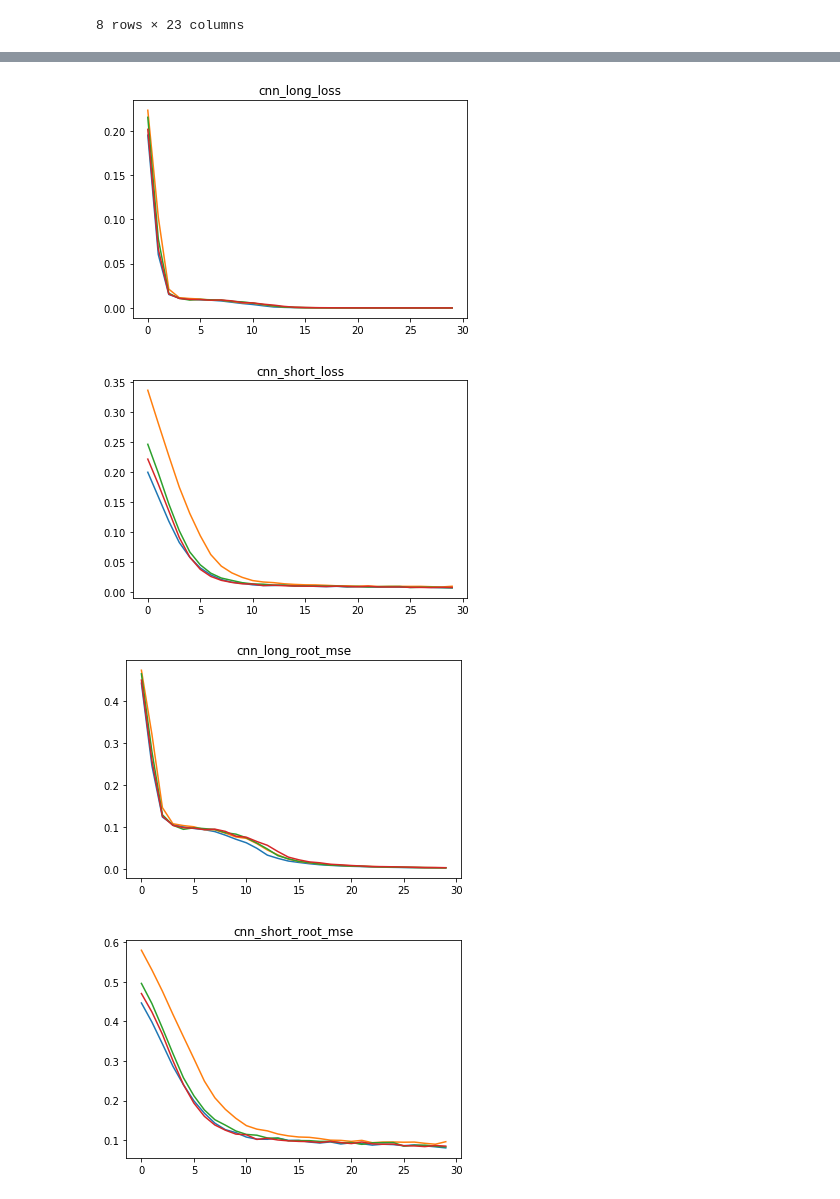
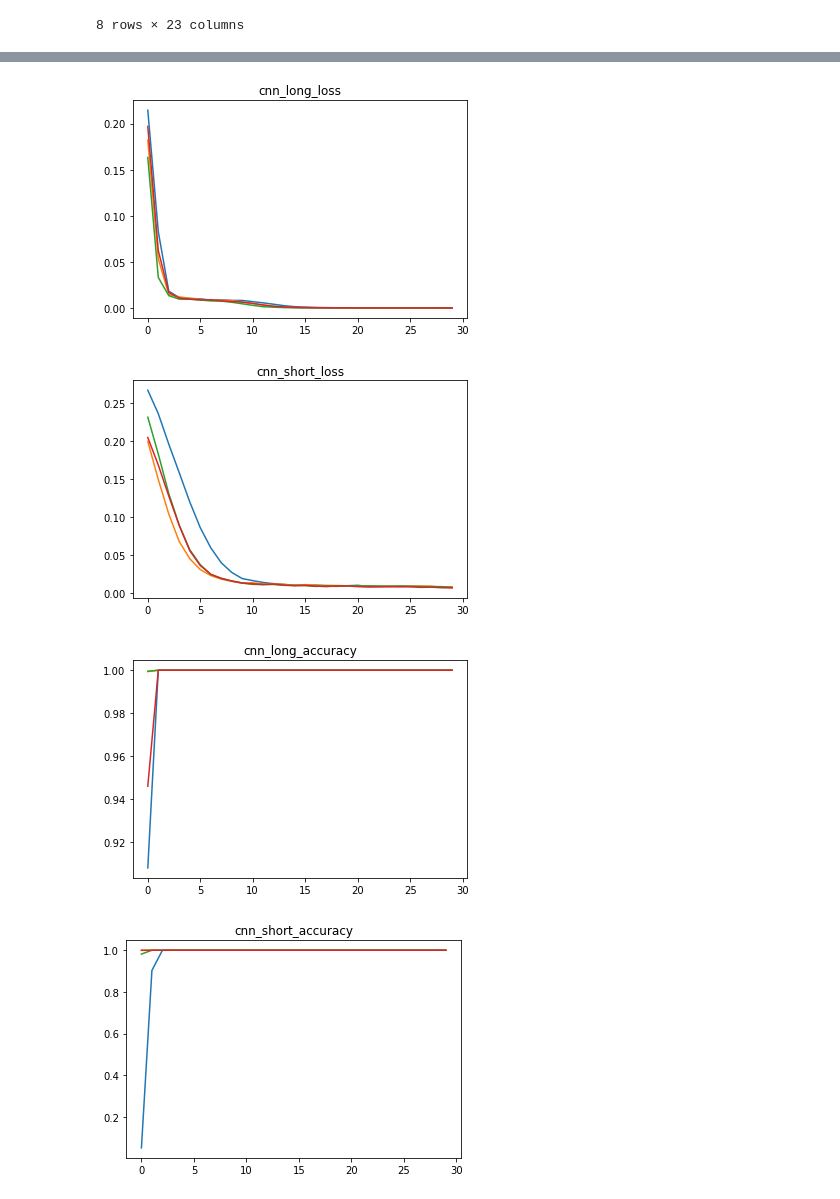
Before and after one commit to fantasia1314/Capstone_NGAFID, a Jupyter notebook: Con1D.ipynb, the cells around one changed output, grey strips where cells are left out. Saved outputs shown, nothing was run; the diff lists cells and outputs as text; code cells hidden in the pictures.

```diff
--- a/Con1D.ipynb
+++ b/Con1D.ipynb
@@ -269,13 +269,15 @@ def conv_model_short():
 # %%
 cnn_long_result = {}
 for i in range(NFOLD-1):
-    model= conv_model_long()
-    model.compile(optimizer = tfk.optimizers.Adam(learning_rate=1e-6),
-                    metrics = [tf.keras.metrics.RootMeanSquaredError(), tf.keras.metrics.AUC(curve = 'PR')],
-                    loss = tfk.losses.MeanSquaredError(reduction= tf.keras.losses.Reduction.SUM_OVER_BATCH_SIZE)
-                    )
+    model_long= conv_model_long()
+    model_long.compile(optimizer = tfk.optimizers.Adam(learning_rate=1e-6),
+                       metrics = ['accuracy',
+                                  tf.keras.metrics.AUC(curve='ROC', name = 'ROC'),
+                                  tf.keras.metrics.AUC(curve='PR', name = 'PR'), ],
+                       loss = tfk.losses.MeanSquaredError(reduction= tf.keras.losses.Reduction.SUM_OVER_BATCH_SIZE)
+                      )
     train_dataset, val_dataset, test_dataset = get_train_and_val_for_fold(folded_datasets=folded_datasets,fold = i)
-    res_long_cnn = model.fit(train_dataset,
+    res_long_cnn = model_long.fit(train_dataset,
               epochs= EPOCHS,
               steps_per_epoch = STEPS_PER_EPOCH,
               validation_data= val_dataset,
@@ -317,13 +315,15 @@ Epoch 30/30
 # %%
 cnn_short_result = {}
 for i in range(NFOLD-1):
-    model= conv_model_short()
-    model.compile(optimizer = tfk.optimizers.Adam(learning_rate=1e-6),
-                    metrics = [tf.keras.metrics.RootMeanSquaredError(), tf.keras.metrics.AUC(curve = 'PR')],
+    model_short= conv_model_short()
+    model_short.compile(optimizer = tfk.optimizers.Adam(learning_rate=1e-6),
+                    metrics = ['accuracy',
+                                  tf.keras.metrics.AUC(curve='ROC', name = 'ROC'),
+                                  tf.keras.metrics.AUC(curve='PR', name = 'PR'), ],
                     loss = tfk.losses.MeanSquaredError(reduction= tf.keras.losses.Reduction.SUM_OVER_BATCH_SIZE)
                     )
     train_dataset, val_dataset, test_dataset = get_train_and_val_for_fold(folded_datasets=folded_datasets,fold = i)
-    res_short_cnn = model.fit(train_dataset,
+    res_short_cnn = model_short.fit(train_dataset,
               epochs= EPOCHS,
               steps_per_epoch = STEPS_PER_EPOCH,
               validation_data= val_dataset,
@@ -367,25 +363,25 @@ plt.title('cnn_long_loss')
 for i in range(4):
     plt.plot(cnn_long_result[i]['loss'])
 # %% [output]
-[figure, old version]
+[figure, new version]
 # %%
 plt.title('cnn_short_loss')
 for i in range(4):
     plt.plot(cnn_short_result[i]['loss'])
 # %% [output]
-[figure, old version]
+[figure, new version]
 # %%
-plt.title("cnn_long_root_mse")
+plt.title("cnn_long_accuracy")
 for i in range(4):
-    plt.plot(cnn_long_result[i]['root_mean_squared_error'])
+    plt.plot(cnn_long_result[i]['accuracy'])
 # %% [output]
-[figure, old version]
+[figure, new version]
 # %%
-plt.title("cnn_short_root_mse")
+plt.title("cnn_short_accuracy")
 for i in range(4):
-    plt.plot(cnn_short_result[i]['root_mean_squared_error'])
+    plt.plot(cnn_short_result[i]['accuracy'])
 # %% [output]
-[figure, old version]
+[figure, new version]
 # %%
 plt.title('cnn_long_val_loss')
 for i in range(4):
```
Also changed, not shown: parts of 16 cells of this notebook.
